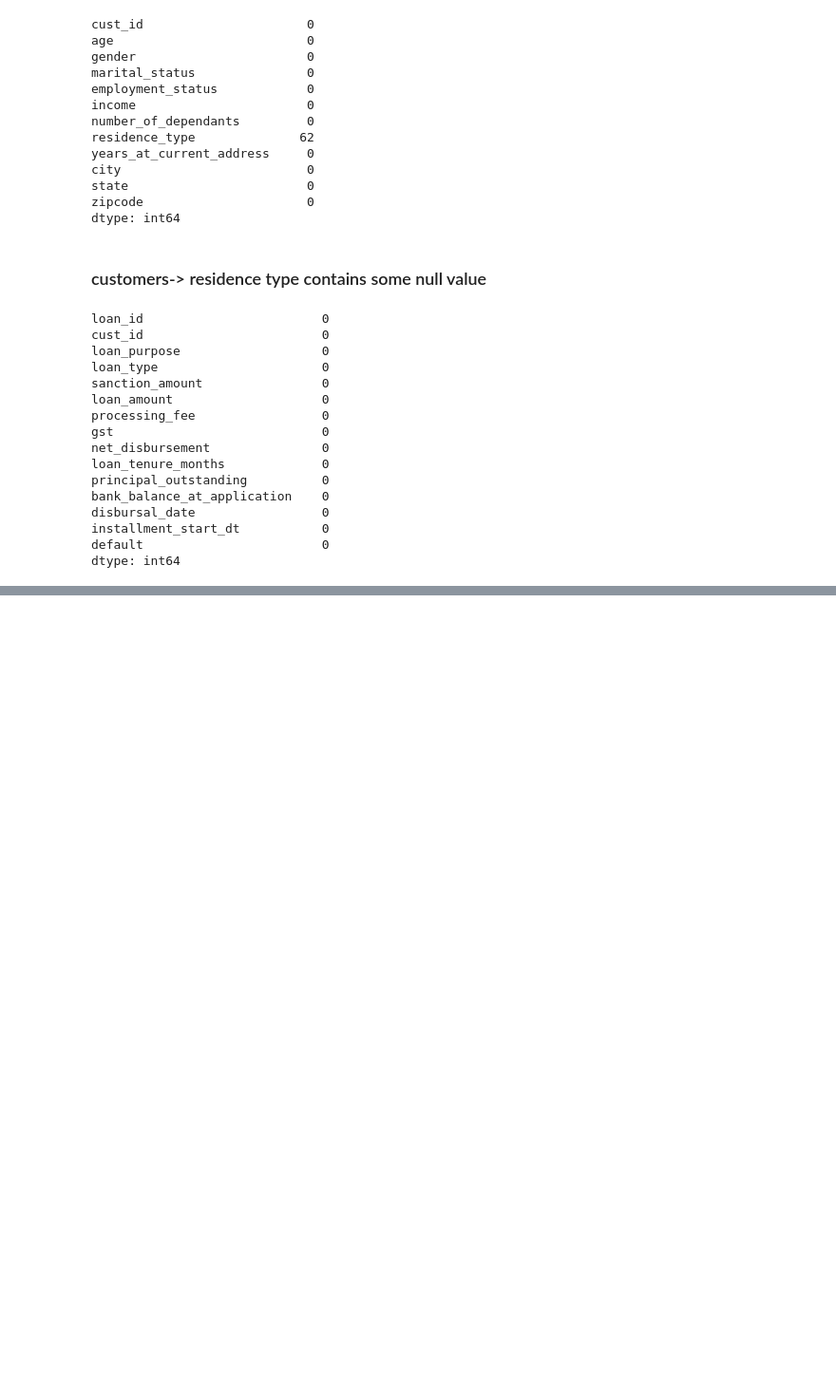
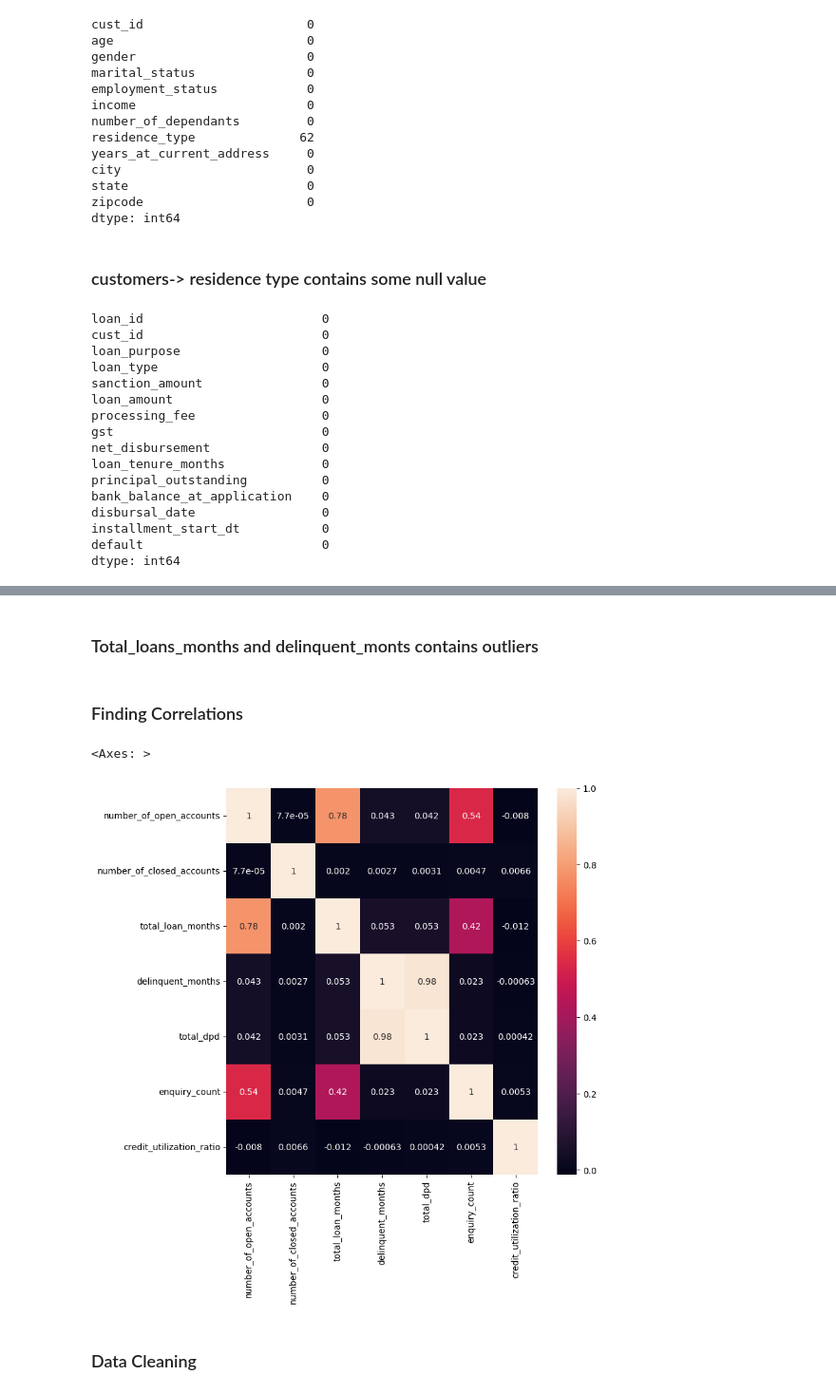
Before and after one commit to ayush-singhgit/Credit_risk_score, a Jupyter notebook: DataSet_processing.ipynb, the cells around one changed output, grey strips where cells are left out. Shown at 95% size. Saved outputs shown, nothing was run; the diff lists cells and outputs as text; code cells hidden in the pictures; blank space fills up the shorter version.

```diff
--- a/DataSet_processing.ipynb
+++ b/DataSet_processing.ipynb
@@ -122,0 +247,12 @@ dtype: int64
+# %% [markdown]
+### Total_loans_months and delinquent_monts contains outliers
+# %% [markdown]
+### Finding Correlations
+# %%
+plt.figure(figsize=(8,8))
+sns.heatmap(bureau.corr(numeric_only=True),annot=True)
+# %% [output]
+<Axes: >
+[figure, added]
+# %% [markdown]
+### Data Cleaning
```
Also changed, not shown: parts of 16 cells of this notebook.
